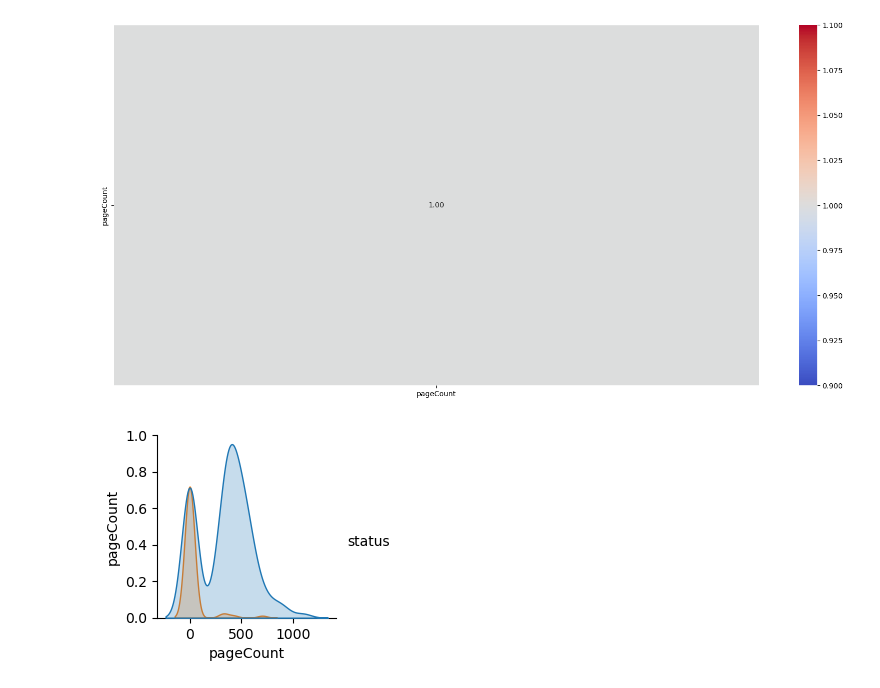
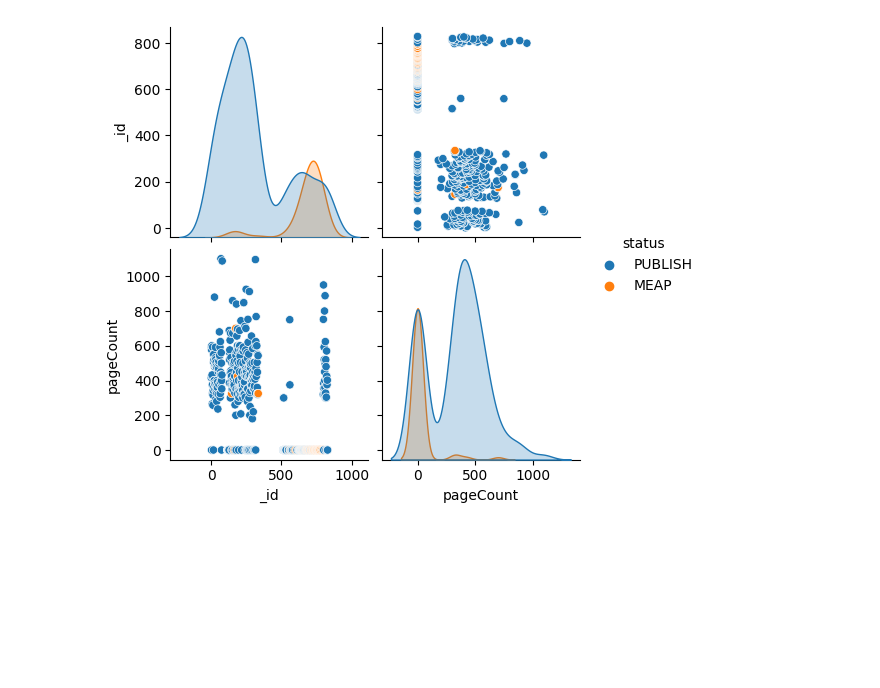
Before and after one commit to SantiagoDrckr/Gobierno_1, a Jupyter notebook: books.ipynb, the cells around one changed output. Saved outputs shown, nothing was run; the diff lists cells and outputs as text; code cells hidden in the pictures; blank space fills up the shorter version.

Commit message:
limpieza dataset books.ipynb

```diff
--- a/books.ipynb
+++ b/books.ipynb
@@ -80,0 +98,10 @@ books_df.describe(include='all')
+# %%
+# reemplazar ""_id" : { "$oid" : " " }" por el valor de "_id" consecutivo numerico
+max_id=books_df['_id'].max()
+next_id=max_id+1
+
+# Reemplazar los valores nulos en el campo '_id' por el valor de next_id
+for i in range(len(books_df)):
+    if pd.isna(books_df['_id'][i]):
+        books_df['_id'][i] = next_id
+        next_id += 1
@@ -80,0 +136,4 @@ books_df.describe(include='all')
+# %%
+# Eliminar columna _id.$oid
+books_df.drop(columns='_id.$oid', inplace=True)
+books_df.isnull().sum()[books_df.isnull().sum() > 0]
@@ -80,0 +147,5 @@ books_df.describe(include='all')
+# %%
+# llenar los valores nulos en la columna 'shortDescription' con 'longDescription' y viceversa
+books_df['shortDescription'].fillna(books_df['longDescription'], inplace=True)
+books_df['longDescription'].fillna(books_df['shortDescription'], inplace=True)
+books_df.isnull().sum()[books_df.isnull().sum() > 0]
@@ -80,0 +159,6 @@ books_df.describe(include='all')
+# %%
+# Llenar los valores nulos en la columna 'shortDescription' y 'longDescription' con title
+books_df['shortDescription'].fillna(books_df['title'], inplace=True)
+books_df['longDescription'].fillna(books_df['title'], inplace=True)
+books_df['_id'] = books_df['_id'].astype(int)
+books_df.isnull().sum()[books_df.isnull().sum() > 0]
@@ -100,17 +189,7 @@ histograma = books_df.hist(figsize=(20, 10), bins=50)
-# %%
-# Filtrar solo columnas numéricas del DataFrame
-plt.figure(figsize=(20, 9))
-df_numerico = books_df.select_dtypes(include=['number'])
-sns.heatmap(df_numerico.corr(), annot=True, cmap='coolwarm', fmt=".2f",linewidth=.5)
-plt.show()
-# %% [output]
-[figure, removed]
 # %%
-# Tomar una muestra aleatoria del 10% de los datos
-sample_df = books_df
+# Crear la matriz de gráficos de dispersión
+sns.pairplot(books_df, hue='status')
 
-# Crear la matriz de gráficos de dispersión
-sns.pairplot(sample_df, hue='status')
 plt.show()
 # %% [output]
-[figure, old version]
+[figure, new version]
```
Also changed, not shown: parts of 16 cells of this notebook.
